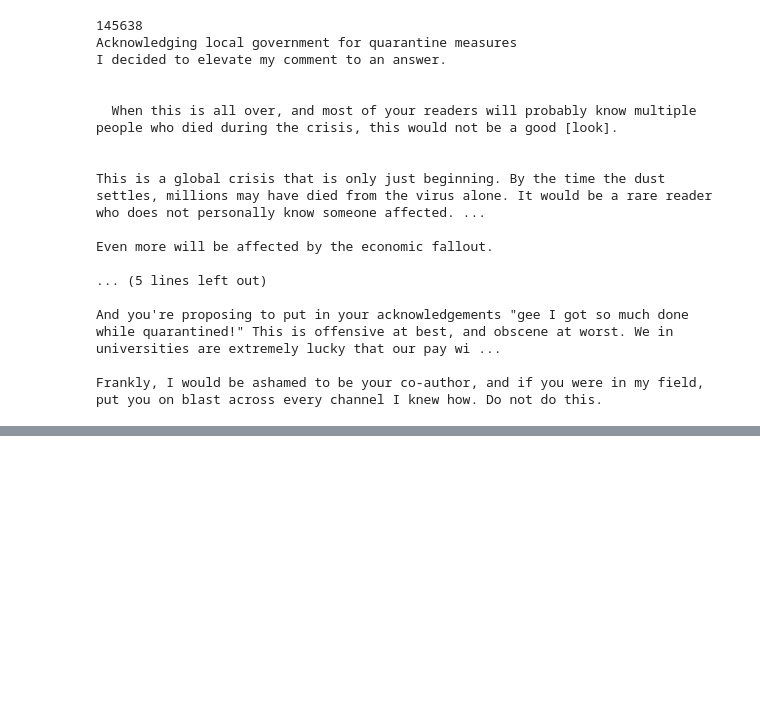
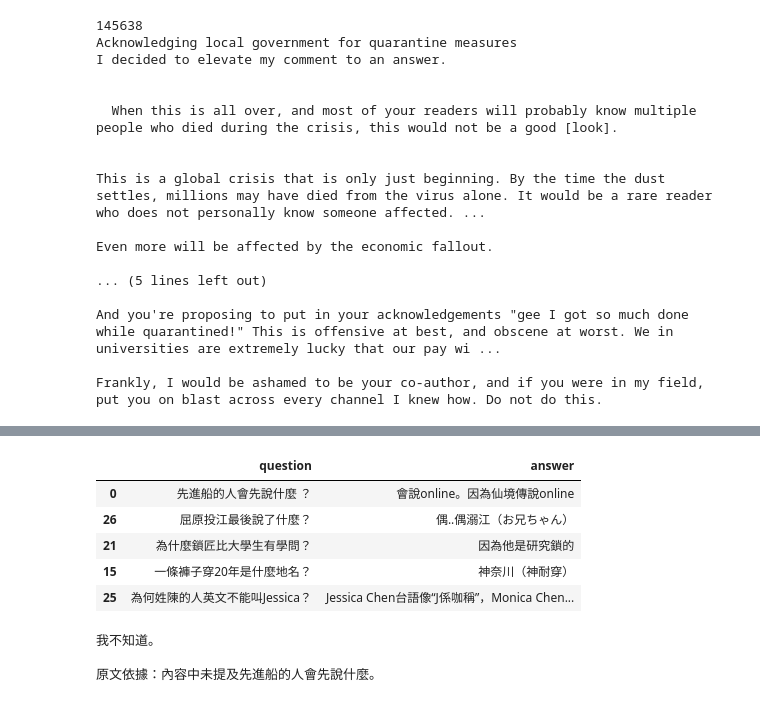
Before and after one commit to chechiachang/rag-workshop, a Jupyter notebook: notebook/1_Embedding_Search_with_Qdrant_and_OpenAI.ipynb, the cells around one changed output, grey strips where cells are left out. Drawn from its saved outputs; the diff is of its cells as text; code cells hidden in the pictures; blank space fills up the shorter version.

```diff
--- a/notebook/1_Embedding_Search_with_Qdrant_and_OpenAI.ipynb
+++ b/notebook/1_Embedding_Search_with_Qdrant_and_OpenAI.ipynb
@@ -633,0 +683,11 @@ Frankly, I would be ashamed to be your co-author, and if you were in my field, p
+# %%
+import pandas as pd
+joke_df = pd.read_csv('/home/jovyan/0_cold_jokes.csv')
+joke_df.sample(n=5)
+# %% [output]
+|  | question | answer |
+| 0 | 先進船的人會先說什麼 ？ | 會說online。因為仙境傳說online |
+| 26 | 屈原投江最後說了什麼？ | 偶..偶溺江（お兄ちゃん） |
+| 21 | 為什麼鎖匠比大學生有學問？ | 因為他是研究鎖的 |
+| 15 | 一條褲子穿20年是什麼地名？ | 神奈川（神耐穿） |
+| 25 | 為何姓陳的人英文不能叫Jessica？ | Jessica Chen台語像“J係咖稱”，Monica Chen... |
@@ -633,0 +711,6 @@ Frankly, I would be ashamed to be your co-author, and if you were in my field, p
+# %%
+print(ask("先進船的人會先說什麼？"))
+# %% [output]
+我不知道。
+
+原文依據：內容中未提及先進船的人會先說什麼。
```
Also changed, not shown: parts of 7 cells of this notebook, 1 other file.
